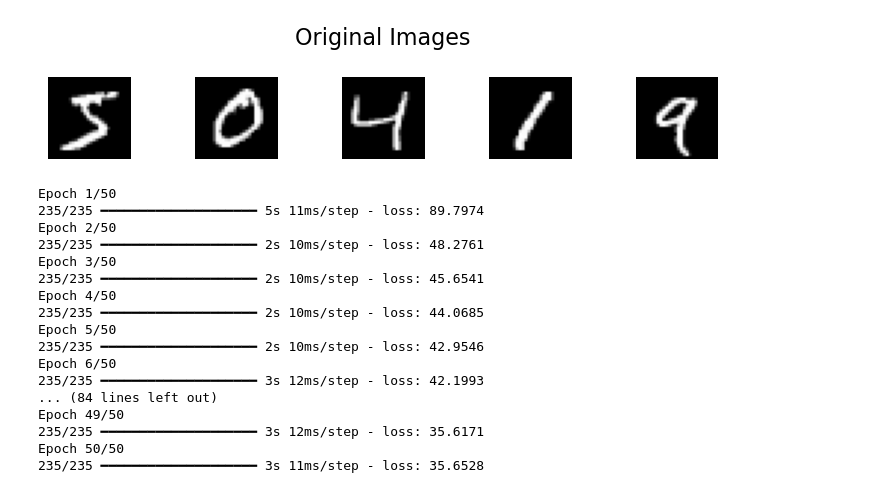
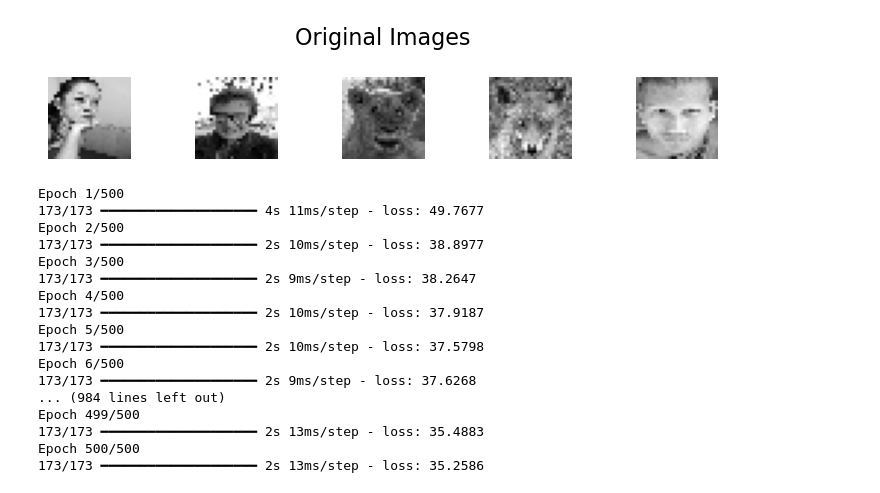
Before and after one commit to Kuramathi/UDP, a Jupyter notebook: models/VAE/vae.ipynb, the cells around one changed output. Drawn from its saved outputs; the diff is of its cells as text; code cells hidden in the pictures.

```diff
--- a/models/VAE/vae.ipynb
+++ b/models/VAE/vae.ipynb
@@ -25,13 +31,3 @@ def plot_latent_space(compressed_data, labels):
     plt.ylabel('Latent Dimension 2')
     plt.title('Latent Space Visualization')
     plt.show()
-# %%
-def load_mnist_data():
-    (X_train, _), (_, _) = mnist.load_data()
-    X_train = X_train.reshape(X_train.shape[0], -1) / 255.0
-    return X_train
-
-data = load_mnist_data()
-plot_images(data, title='Original Images', n_rows=1, n_cols=5)
-# %% [output]
-[figure, removed]
@@ -38,3 +36,23 @@ plot_images(data, title='Original Images', n_rows=1, n_cols=5)
+# %%
+def load_image_data(data_dir, img_size=(28, 28)):
+    labels = ['portrait', 'other']
+    data = []
+    label_data = []
+    for label in labels:
+        folder_path = os.path.join(data_dir, label)
+        for filename in os.listdir(folder_path):
+            img_path = os.path.join(folder_path, filename)
+            img = load_img(img_path, target_size=img_size, color_mode='grayscale')
+            img_array = img_to_array(img).astype('float32') / 255.0
+            data.append(img_array.flatten())
+            label_data.append(labels.index(label))
+    data, label_data = shuffle(np.array(data), np.array(label_data))
+    return data, label_data
+
+data, label_data = load_image_data(data_dir)
+plot_images(data, title='Original Images', n_rows=1, n_cols=5)
+# %% [output]
+[figure, added]
 # %%
 def sampling(args):
     z_mean, z_log_var = args
@@ -89,7 +107,7 @@ def create_vae(input_dim, encoding_dim):
 
     return vae, encoder, decoder
 # %%
-def train_vae(data, encoding_dim, epochs=50, batch_size=256):
+def train_vae(data, encoding_dim, epochs=500, batch_size=256):
     input_dim = data.shape[1]
     vae, encoder, decoder = create_vae(input_dim, encoding_dim)
     vae.fit(data, epochs=epochs, batch_size=batch_size, shuffle=True)
@@ -97,23 +115,23 @@ def train_vae(data, encoding_dim, epochs=50, batch_size=256):
 
 encoder, decoder, vae = train_vae(data, encoding_dim=2)
 # %% [output]
-Epoch 1/50
-235/235 ━━━━━━━━━━━━━━━━━━━━ 5s 11ms/step - loss: 89.7974
-Epoch 2/50
-235/235 ━━━━━━━━━━━━━━━━━━━━ 2s 10ms/step - loss: 48.2761
-Epoch 3/50
-235/235 ━━━━━━━━━━━━━━━━━━━━ 2s 10ms/step - loss: 45.6541
-Epoch 4/50
-235/235 ━━━━━━━━━━━━━━━━━━━━ 2s 10ms/step - loss: 44.0685
-Epoch 5/50
-235/235 ━━━━━━━━━━━━━━━━━━━━ 2s 10ms/step - loss: 42.9546
-Epoch 6/50
-235/235 ━━━━━━━━━━━━━━━━━━━━ 3s 12ms/step - loss: 42.1993
-... (84 lines left out)
-Epoch 49/50
-235/235 ━━━━━━━━━━━━━━━━━━━━ 3s 12ms/step - loss: 35.6171
-Epoch 50/50
-235/235 ━━━━━━━━━━━━━━━━━━━━ 3s 11ms/step - loss: 35.6528
+Epoch 1/500
+173/173 ━━━━━━━━━━━━━━━━━━━━ 4s 11ms/step - loss: 49.7677
+Epoch 2/500
+173/173 ━━━━━━━━━━━━━━━━━━━━ 2s 10ms/step - loss: 38.8977
+Epoch 3/500
+173/173 ━━━━━━━━━━━━━━━━━━━━ 2s 9ms/step - loss: 38.2647
+Epoch 4/500
+173/173 ━━━━━━━━━━━━━━━━━━━━ 2s 10ms/step - loss: 37.9187
+Epoch 5/500
+173/173 ━━━━━━━━━━━━━━━━━━━━ 2s 10ms/step - loss: 37.5798
+Epoch 6/500
+173/173 ━━━━━━━━━━━━━━━━━━━━ 2s 9ms/step - loss: 37.6268
+... (984 lines left out)
+Epoch 499/500
+173/173 ━━━━━━━━━━━━━━━━━━━━ 2s 13ms/step - loss: 35.4883
+Epoch 500/500
+173/173 ━━━━━━━━━━━━━━━━━━━━ 2s 13ms/step - loss: 35.2586
 # %%
 
 def compress(data, encoder):
```
Also changed, not shown: parts of 6 cells of this notebook, 8 other files.
